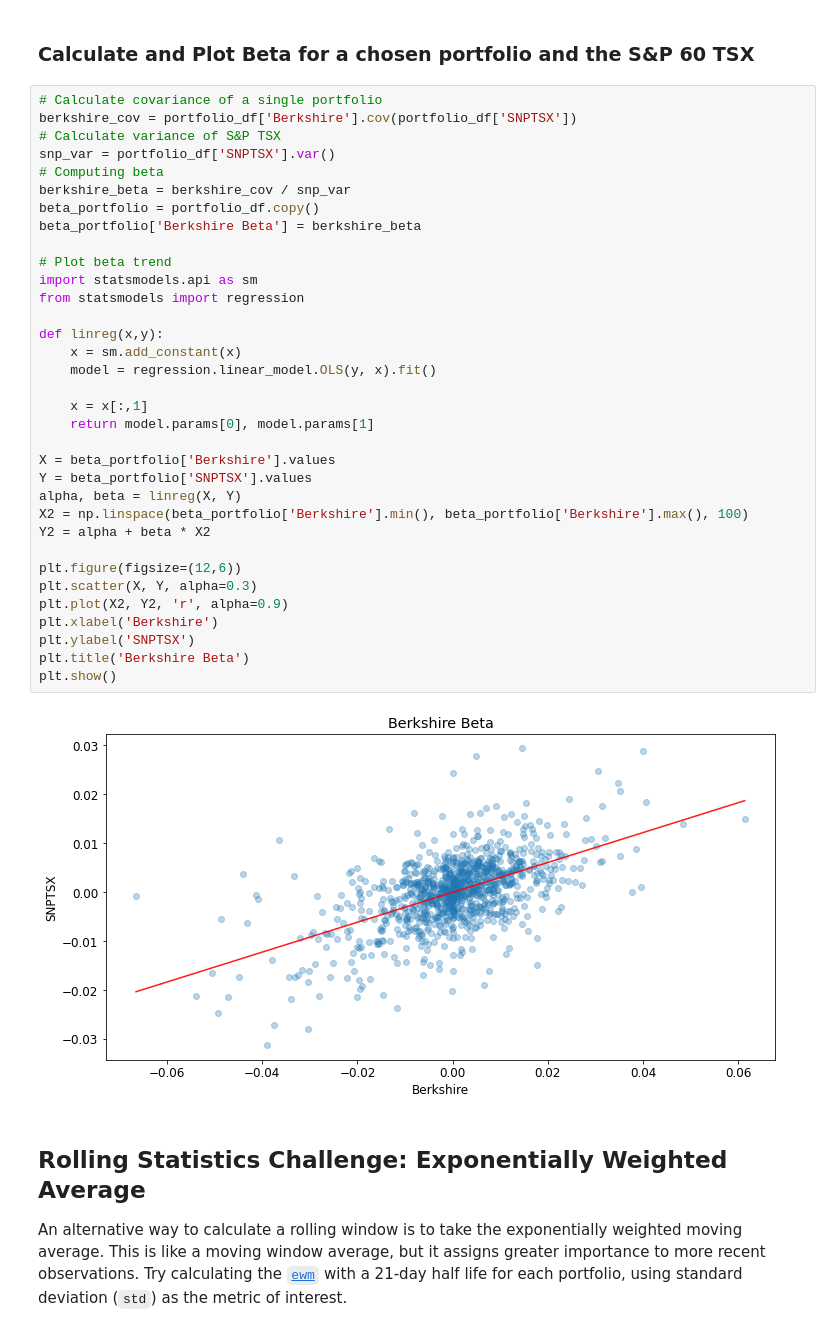
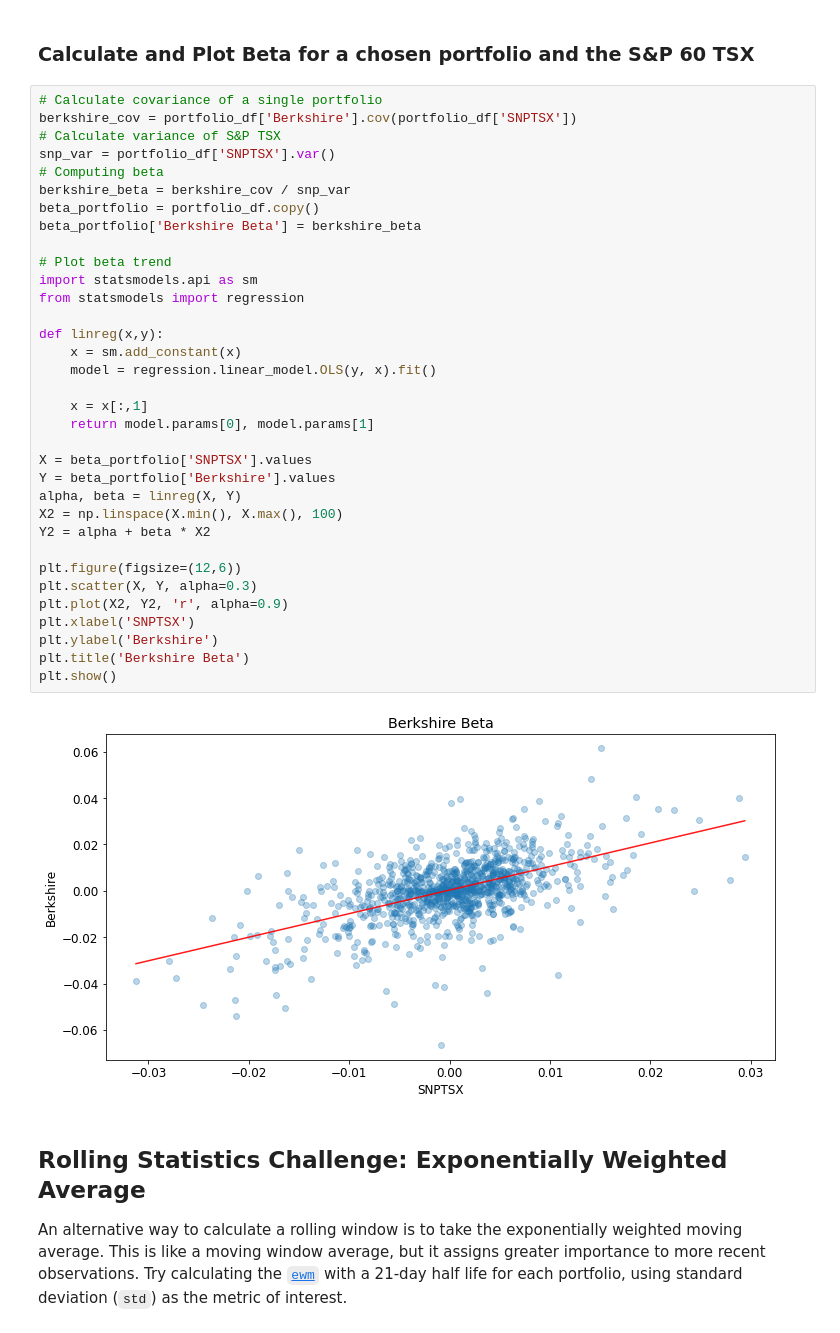
Before and after one commit to 2KAbhishek/whaleport, a Jupyter notebook: whaleport.ipynb, the cells around one changed output. Saved outputs shown, nothing was run; the diff lists cells and outputs as text.

```diff
--- a/whaleport.ipynb
+++ b/whaleport.ipynb
@@ -269,39 +269,39 @@ plt.show()
 # %%
 # Calculate covariance of a single portfolio
 berkshire_cov = portfolio_df['Berkshire'].cov(portfolio_df['SNPTSX'])
 # Calculate variance of S&P TSX
 snp_var = portfolio_df['SNPTSX'].var()
 # Computing beta
 berkshire_beta = berkshire_cov / snp_var
 beta_portfolio = portfolio_df.copy()
 beta_portfolio['Berkshire Beta'] = berkshire_beta
 
 # Plot beta trend
 import statsmodels.api as sm
 from statsmodels import regression
 
 def linreg(x,y):
     x = sm.add_constant(x)
     model = regression.linear_model.OLS(y, x).fit()
 
     x = x[:,1]
     return model.params[0], model.params[1]
 
-X = beta_portfolio['Berkshire'].values
-Y = beta_portfolio['SNPTSX'].values
+X = beta_portfolio['SNPTSX'].values
+Y = beta_portfolio['Berkshire'].values
 alpha, beta = linreg(X, Y)
-X2 = np.linspace(beta_portfolio['Berkshire'].min(), beta_portfolio['Berkshire'].max(), 100)
+X2 = np.linspace(X.min(), X.max(), 100)
 Y2 = alpha + beta * X2
 
 plt.figure(figsize=(12,6))
 plt.scatter(X, Y, alpha=0.3)
 plt.plot(X2, Y2, 'r', alpha=0.9)
-plt.xlabel('Berkshire')
-plt.ylabel('SNPTSX')
+plt.xlabel('SNPTSX')
+plt.ylabel('Berkshire')
 plt.title('Berkshire Beta')
 plt.show()
 # %% [output]
-[figure, old version]
+[figure, new version]
 # %% [markdown]
 ## Rolling Statistics Challenge: Exponentially Weighted Average
 
```
